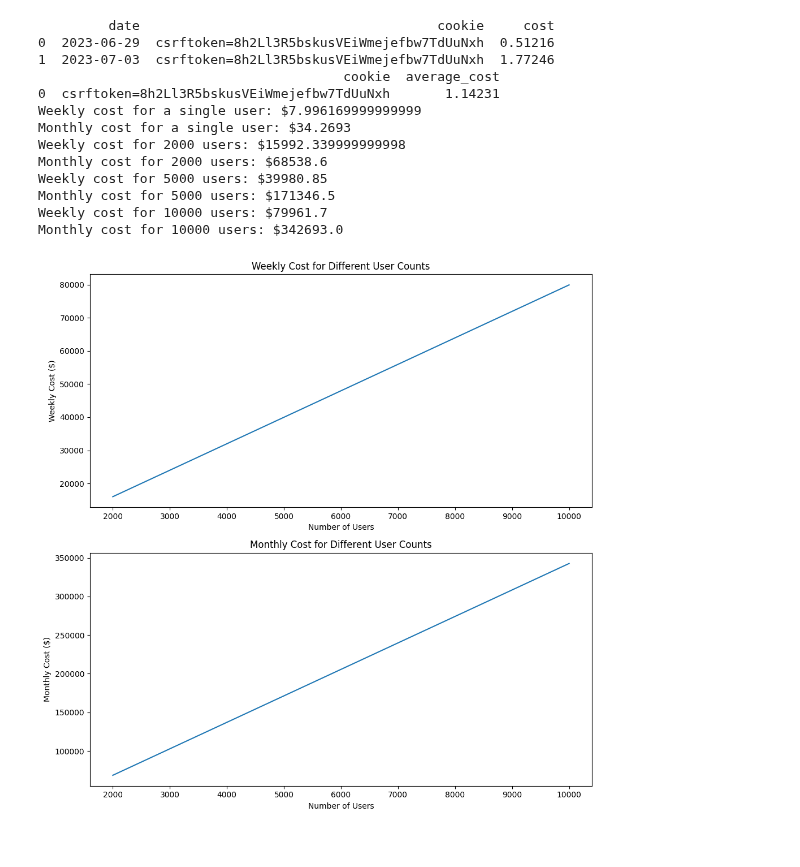
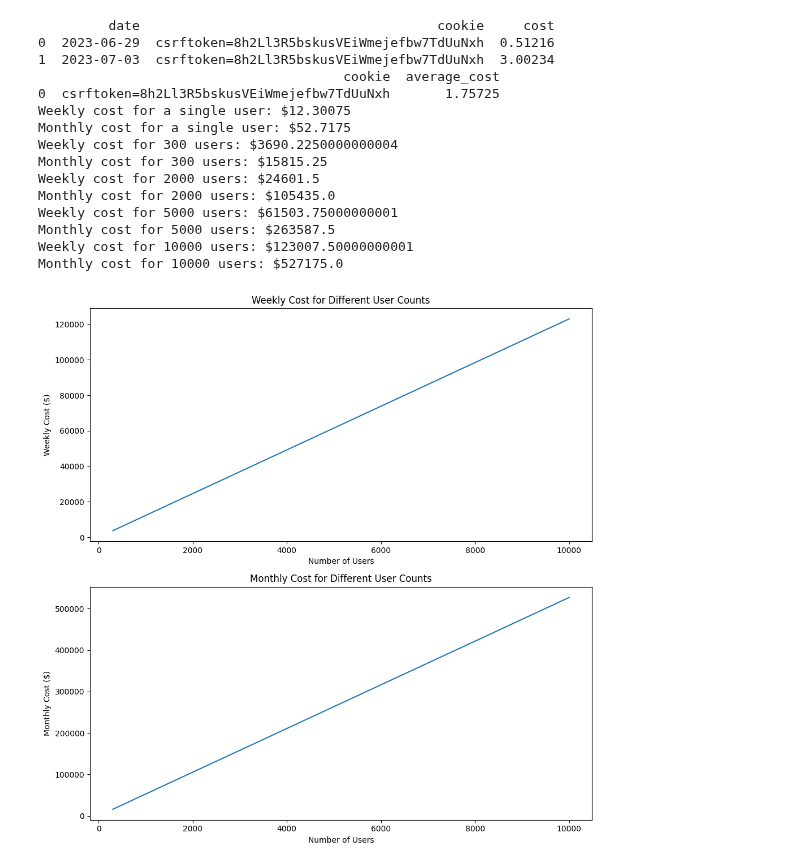
Before and after one commit to Meng-V/smartchatbot, a Jupyter notebook: analytics.ipynb, the cells around one changed output. Saved outputs shown, nothing was run; the diff lists cells and outputs as text; code cells hidden in the pictures.

```diff
--- a/analytics.ipynb
+++ b/analytics.ipynb
@@ -39,50 +39,52 @@ print(f'Weekly cost for a single user: ${week_cost_single}')
 print(f'Monthly cost for a single user: ${month_cost_single}')
 
 # Now scale these costs for 2000, 5000, and 10000 users
-user_counts = [2000, 5000, 10000]
+user_counts = [300, 2000, 5000, 10000]
 for count in user_counts:
     print(f'Weekly cost for {count} users: ${week_cost_single * count}')
     print(f'Monthly cost for {count} users: ${month_cost_single * count}')
 
 # Create a dataframe to store these values
 df = pd.DataFrame({
     'users': user_counts,
     'weekly_cost': [week_cost_single * count for count in user_counts],
     'monthly_cost': [month_cost_single * count for count in user_counts],
 })
 
 # Plot the data
 fig, ax = plt.subplots(2, 1, figsize=(10, 10))
 
 # Weekly cost
 ax[0].plot(df['users'], df['weekly_cost'])
 ax[0].set_xlabel('Number of Users')
 ax[0].set_ylabel('Weekly Cost ($)')
 ax[0].set_title('Weekly Cost for Different User Counts')
 
 # Monthly cost
 ax[1].plot(df['users'], df['monthly_cost'])
 ax[1].set_xlabel('Number of Users')
 ax[1].set_ylabel('Monthly Cost ($)')
 ax[1].set_title('Monthly Cost for Different User Counts')
 
 plt.tight_layout()
 plt.show()
 # %% [output]
          date                                      cookie     cost
 0  2023-06-29  csrftoken=8h2Ll3R5bskusVEiWmejefbw7TdUuNxh  0.51216
-1  2023-07-03  csrftoken=8h2Ll3R5bskusVEiWmejefbw7TdUuNxh  1.77246
+1  2023-07-03  csrftoken=8h2Ll3R5bskusVEiWmejefbw7TdUuNxh  3.00234
                                        cookie  average_cost
-0  csrftoken=8h2Ll3R5bskusVEiWmejefbw7TdUuNxh       1.14231
-Weekly cost for a single user: $7.996169999999999
-Monthly cost for a single user: $34.2693
-Weekly cost for 2000 users: $15992.339999999998
-Monthly cost for 2000 users: $68538.6
-Weekly cost for 5000 users: $39980.85
-Monthly cost for 5000 users: $171346.5
-Weekly cost for 10000 users: $79961.7
-Monthly cost for 10000 users: $342693.0
+0  csrftoken=8h2Ll3R5bskusVEiWmejefbw7TdUuNxh       1.75725
+Weekly cost for a single user: $12.30075
+Monthly cost for a single user: $52.7175
+Weekly cost for 300 users: $3690.2250000000004
+Monthly cost for 300 users: $15815.25
+Weekly cost for 2000 users: $24601.5
+Monthly cost for 2000 users: $105435.0
+Weekly cost for 5000 users: $61503.75000000001
+Monthly cost for 5000 users: $263587.5
+Weekly cost for 10000 users: $123007.50000000001
+Monthly cost for 10000 users: $527175.0
-[figure, old version]
+[figure, new version]
 # %%
 # import numpy as np
 # # Define the range of months for which you want to plot the data
```
Also changed, not shown: parts of 1 cell of this notebook.
